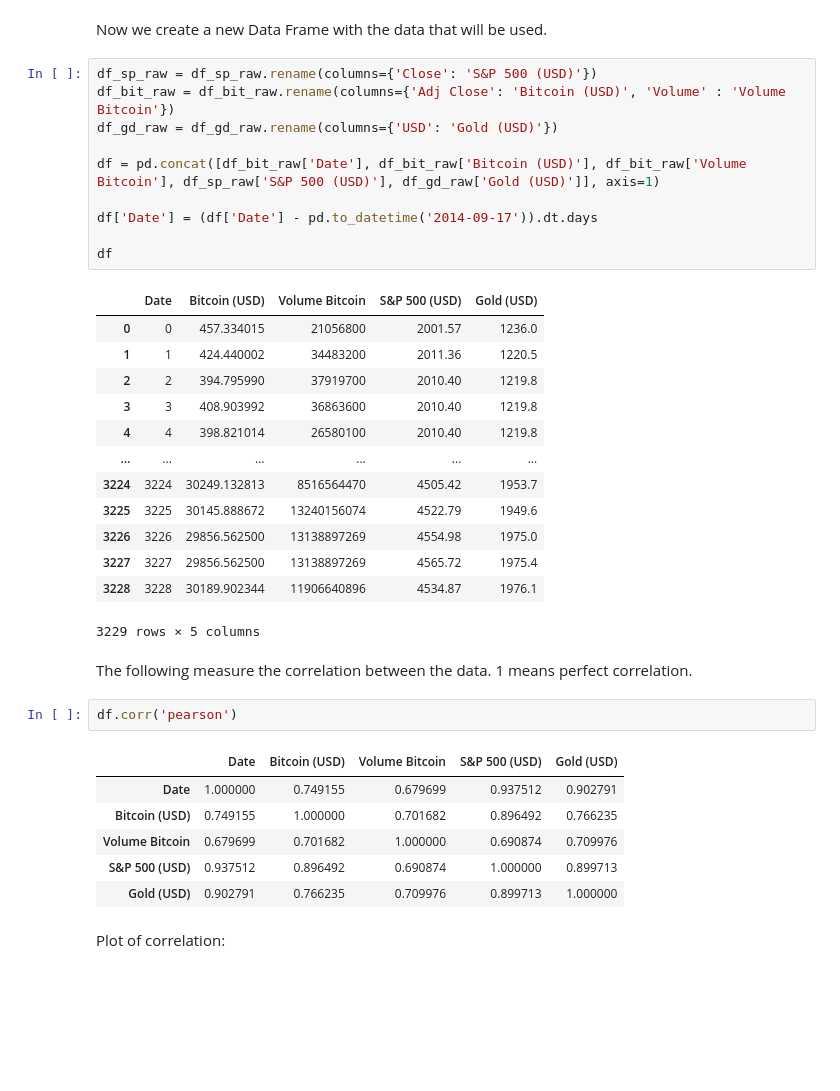
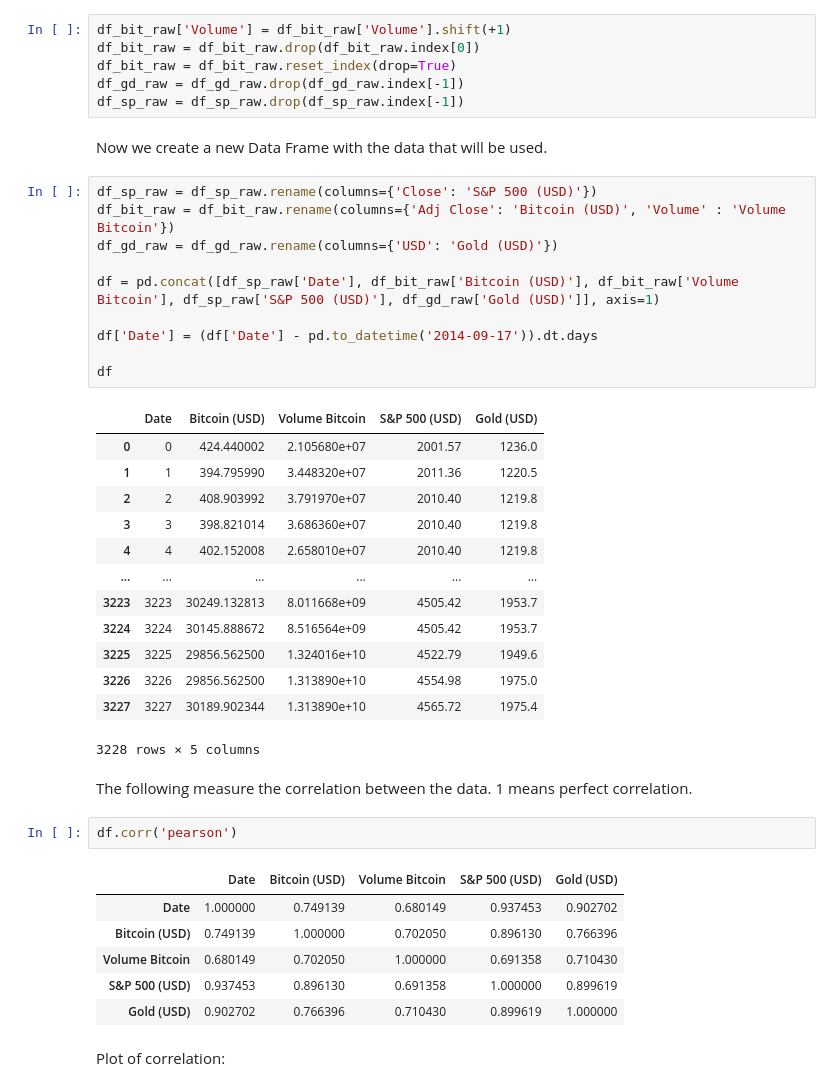
Before and after one commit to Davigbit/BitcoinAI, a Jupyter notebook: Data.ipynb, the cells around one changed output. Cells and saved outputs as stored; diff of their text form; blank space fills up the shorter version.

```diff
--- a/Data.ipynb
+++ b/Data.ipynb
@@ -146,40 +149,46 @@ df_gd_raw
+# %%
+df_bit_raw['Volume'] = df_bit_raw['Volume'].shift(+1)
+df_bit_raw = df_bit_raw.drop(df_bit_raw.index[0])
+df_bit_raw = df_bit_raw.reset_index(drop=True)
+df_gd_raw = df_gd_raw.drop(df_gd_raw.index[-1])
+df_sp_raw = df_sp_raw.drop(df_sp_raw.index[-1])
 # %% [markdown]
 Now we create a new Data Frame with the data that will be used.
 # %%
 df_sp_raw = df_sp_raw.rename(columns={'Close': 'S&P 500 (USD)'})
 df_bit_raw = df_bit_raw.rename(columns={'Adj Close': 'Bitcoin (USD)', 'Volume' : 'Volume Bitcoin'})
 df_gd_raw = df_gd_raw.rename(columns={'USD': 'Gold (USD)'})
 
-df = pd.concat([df_bit_raw['Date'], df_bit_raw['Bitcoin (USD)'], df_bit_raw['Volume Bitcoin'], df_sp_raw['S&P 500 (USD)'], df_gd_raw['Gold (USD)']], axis=1)
+df = pd.concat([df_sp_raw['Date'], df_bit_raw['Bitcoin (USD)'], df_bit_raw['Volume Bitcoin'], df_sp_raw['S&P 500 (USD)'], df_gd_raw['Gold (USD)']], axis=1)
 
 df['Date'] = (df['Date'] - pd.to_datetime('2014-09-17')).dt.days
 
 df
 # %% [output]
 |  | Date | Bitcoin (USD) | Volume Bitcoin | S&P 500 (USD) | Gold (USD) |
-| 0 | 0 | 457.334015 | 21056800 | 2001.57 | 1236.0 |
-| 1 | 1 | 424.440002 | 34483200 | 2011.36 | 1220.5 |
-| 2 | 2 | 394.795990 | 37919700 | 2010.40 | 1219.8 |
-| 3 | 3 | 408.903992 | 36863600 | 2010.40 | 1219.8 |
-| 4 | 4 | 398.821014 | 26580100 | 2010.40 | 1219.8 |
+| 0 | 0 | 424.440002 | 2.105680e+07 | 2001.57 | 1236.0 |
+| 1 | 1 | 394.795990 | 3.448320e+07 | 2011.36 | 1220.5 |
+| 2 | 2 | 408.903992 | 3.791970e+07 | 2010.40 | 1219.8 |
+| 3 | 3 | 398.821014 | 3.686360e+07 | 2010.40 | 1219.8 |
+| 4 | 4 | 402.152008 | 2.658010e+07 | 2010.40 | 1219.8 |
 | ... | ... | ... | ... | ... | ... |
-| 3224 | 3224 | 30249.132813 | 8516564470 | 4505.42 | 1953.7 |
-| 3225 | 3225 | 30145.888672 | 13240156074 | 4522.79 | 1949.6 |
-| 3226 | 3226 | 29856.562500 | 13138897269 | 4554.98 | 1975.0 |
-| 3227 | 3227 | 29856.562500 | 13138897269 | 4565.72 | 1975.4 |
-| 3228 | 3228 | 30189.902344 | 11906640896 | 4534.87 | 1976.1 |
+| 3223 | 3223 | 30249.132813 | 8.011668e+09 | 4505.42 | 1953.7 |
+| 3224 | 3224 | 30145.888672 | 8.516564e+09 | 4505.42 | 1953.7 |
+| 3225 | 3225 | 29856.562500 | 1.324016e+10 | 4522.79 | 1949.6 |
+| 3226 | 3226 | 29856.562500 | 1.313890e+10 | 4554.98 | 1975.0 |
+| 3227 | 3227 | 30189.902344 | 1.313890e+10 | 4565.72 | 1975.4 |
-3229 rows × 5 columns
+3228 rows × 5 columns
 # %% [markdown]
 The following measure the correlation between the data. 1 means perfect correlation.
 # %%
 df.corr('pearson')
 # %% [output]
 |  | Date | Bitcoin (USD) | Volume Bitcoin | S&P 500 (USD) | Gold (USD) |
-| Date | 1.000000 | 0.749155 | 0.679699 | 0.937512 | 0.902791 |
-| Bitcoin (USD) | 0.749155 | 1.000000 | 0.701682 | 0.896492 | 0.766235 |
-| Volume Bitcoin | 0.679699 | 0.701682 | 1.000000 | 0.690874 | 0.709976 |
-| S&P 500 (USD) | 0.937512 | 0.896492 | 0.690874 | 1.000000 | 0.899713 |
-| Gold (USD) | 0.902791 | 0.766235 | 0.709976 | 0.899713 | 1.000000 |
+| Date | 1.000000 | 0.749139 | 0.680149 | 0.937453 | 0.902702 |
+| Bitcoin (USD) | 0.749139 | 1.000000 | 0.702050 | 0.896130 | 0.766396 |
+| Volume Bitcoin | 0.680149 | 0.702050 | 1.000000 | 0.691358 | 0.710430 |
+| S&P 500 (USD) | 0.937453 | 0.896130 | 0.691358 | 1.000000 | 0.899619 |
+| Gold (USD) | 0.902702 | 0.766396 | 0.710430 | 0.899619 | 1.000000 |
 # %% [markdown]
 Plot of correlation:
 # %%
```
Also changed, not shown: parts of 6 cells of this notebook, 1 other file.
